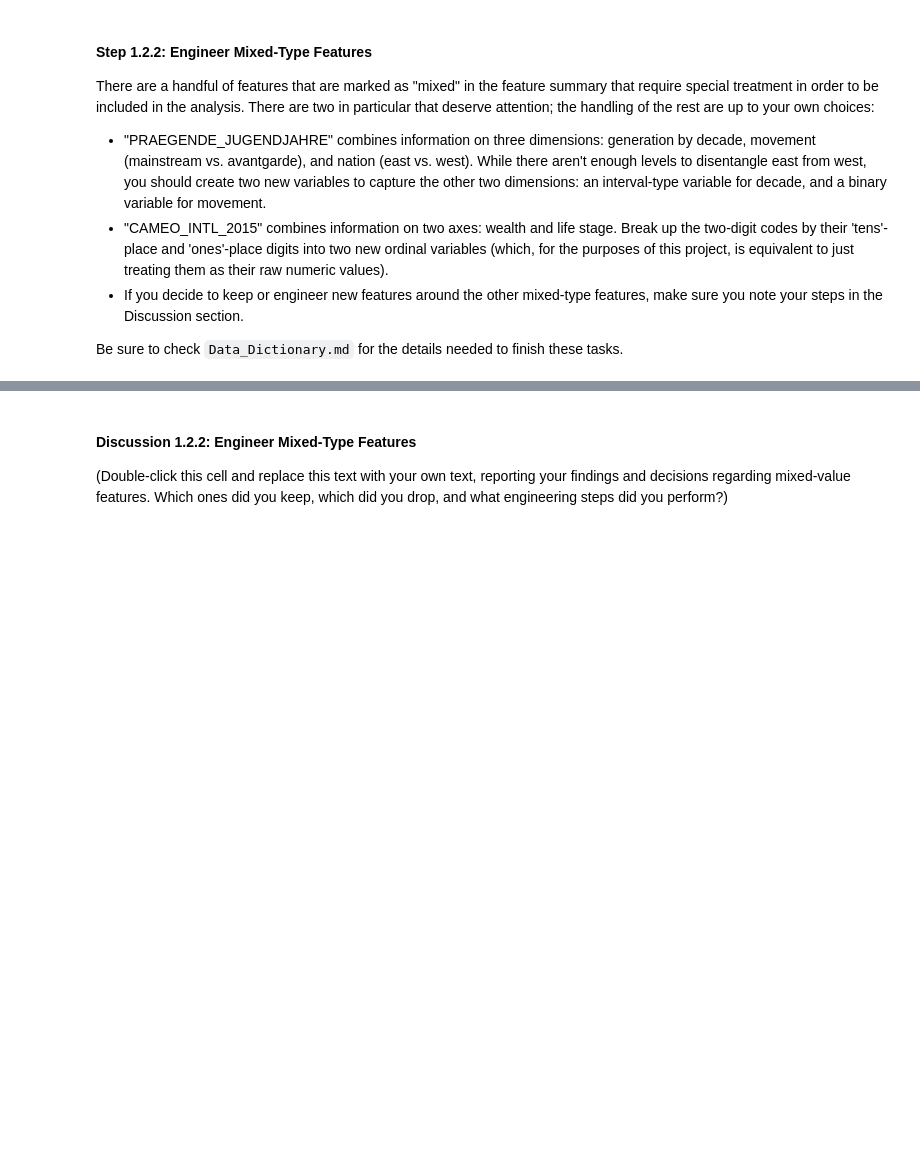
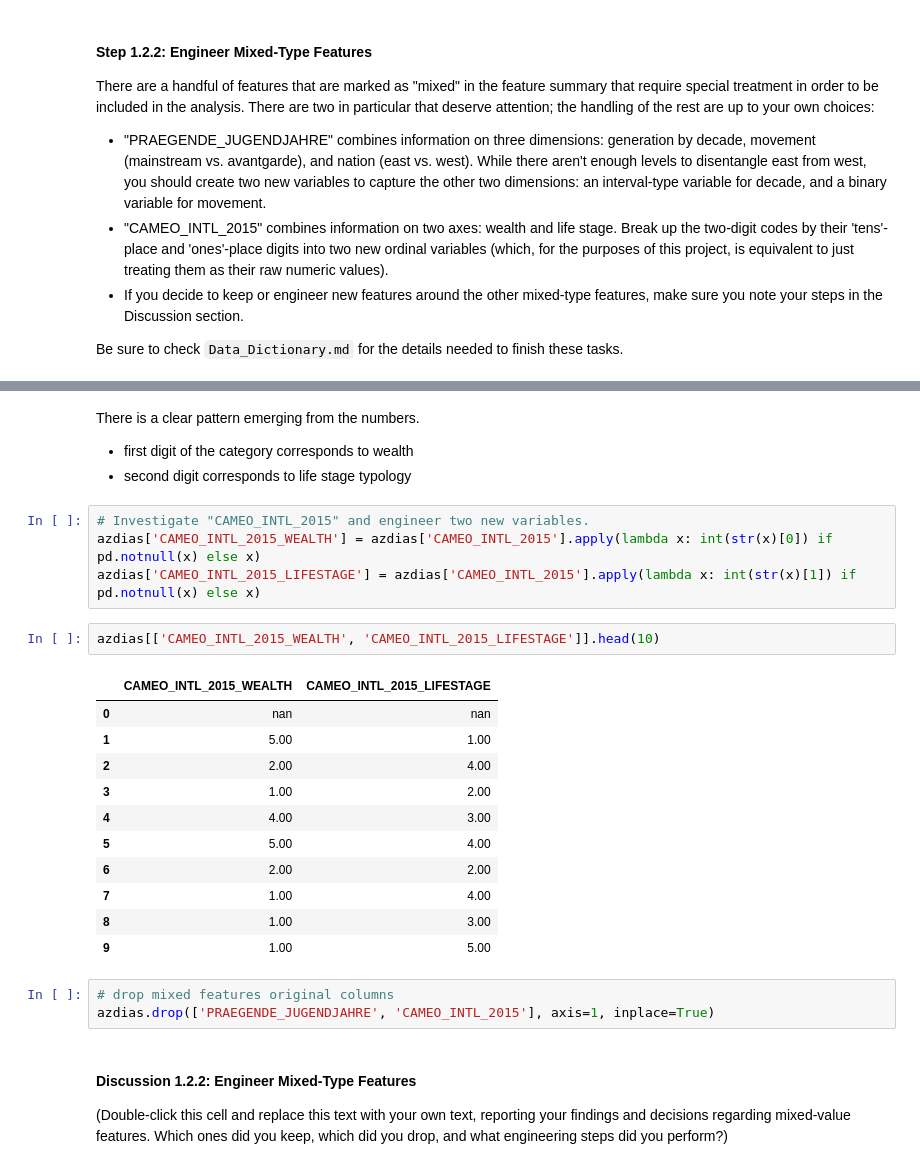
Before and after one commit to marooned20/identify-customer-segments, a Jupyter notebook: Identify_Customer_Segments.ipynb, the cells around one changed output, grey strips where cells are left out. Saved outputs shown, nothing was run; the diff lists cells and outputs as text; blank space fills up the shorter version.

Commit message:
finish mixed feature encoding

```diff
--- a/Identify_Customer_Segments.ipynb
+++ b/Identify_Customer_Segments.ipynb
@@ -426,3 +512,28 @@ Be sure to check `Data_Dictionary.md` for the details needed to finish these tas
+# %% [markdown]
+There is a clear pattern emerging from the numbers.
+- first digit of the category corresponds to wealth
+- second digit corresponds to life stage typology
+# %%
+# Investigate "CAMEO_INTL_2015" and engineer two new variables.
+azdias['CAMEO_INTL_2015_WEALTH'] = azdias['CAMEO_INTL_2015'].apply(lambda x: int(str(x)[0]) if pd.notnull(x) else x)
+azdias['CAMEO_INTL_2015_LIFESTAGE'] = azdias['CAMEO_INTL_2015'].apply(lambda x: int(str(x)[1]) if pd.notnull(x) else x)
+# %%
+azdias[['CAMEO_INTL_2015_WEALTH', 'CAMEO_INTL_2015_LIFESTAGE']].head(10)
+# %% [output]
+|  | CAMEO_INTL_2015_WEALTH | CAMEO_INTL_2015_LIFESTAGE |
+| 0 | nan | nan |
+| 1 | 5.00 | 1.00 |
+| 2 | 2.00 | 4.00 |
+| 3 | 1.00 | 2.00 |
+| 4 | 4.00 | 3.00 |
+| 5 | 5.00 | 4.00 |
+| 6 | 2.00 | 2.00 |
+| 7 | 1.00 | 4.00 |
+| 8 | 1.00 | 3.00 |
+| 9 | 1.00 | 5.00 |
+# %%
+# drop mixed features original columns
+azdias.drop(['PRAEGENDE_JUGENDJAHRE', 'CAMEO_INTL_2015'], axis=1, inplace=True)
 # %% [markdown]
 #### Discussion 1.2.2: Engineer Mixed-Type Features
 
```
Also changed, not shown: parts of 11 cells of this notebook.
